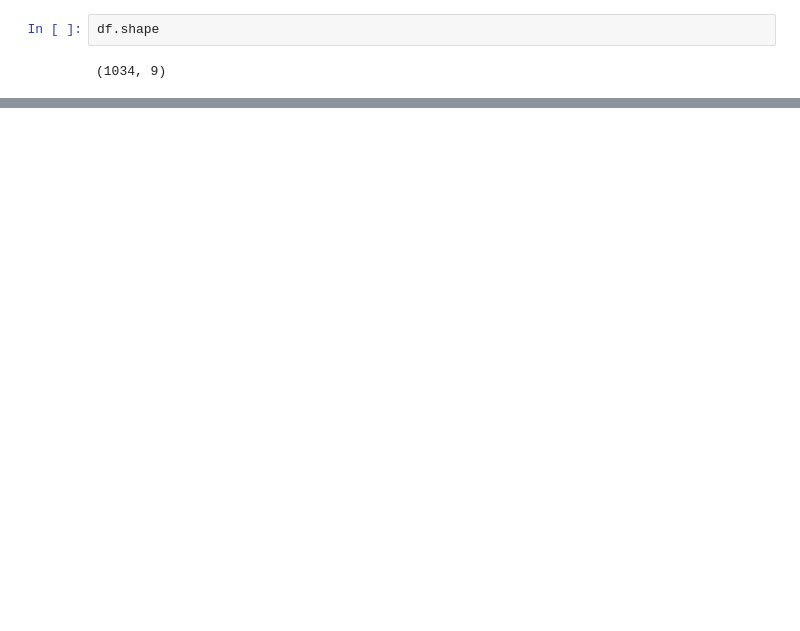
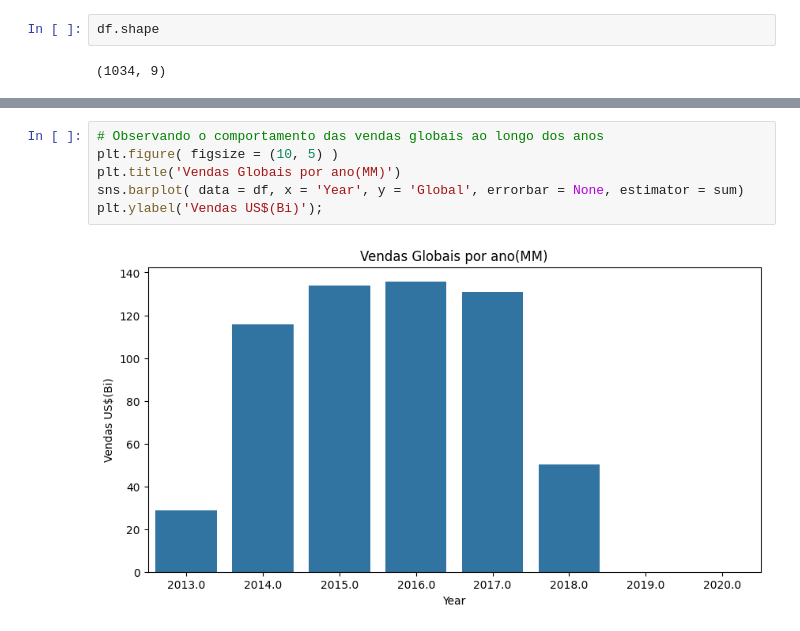
Before and after one commit to Vinicius-DataAnalyst/portfolio, a Jupyter notebook: 04_PROJ_GAMES.ipynb, the cells around one changed output, grey strips where cells are left out. Cells and saved outputs as stored; diff of their text form; blank space fills up the shorter version.

```diff
--- a/04_PROJ_GAMES.ipynb
+++ b/04_PROJ_GAMES.ipynb
@@ -95,0 +31,8 @@ df[['Game', 'Global']].sort_values(by = 'Global', ascending=False).head(10)
+# %%
+# Observando o comportamento das vendas globais ao longo dos anos
+plt.figure( figsize = (10, 5) )
+plt.title('Vendas Globais por ano(MM)')
+sns.barplot( data = df, x = 'Year', y = 'Global', errorbar = None, estimator = sum)
+plt.ylabel('Vendas US$(Bi)');
+# %% [output]
+[figure, added]
```
Also changed, not shown: parts of 18 cells of this notebook.
